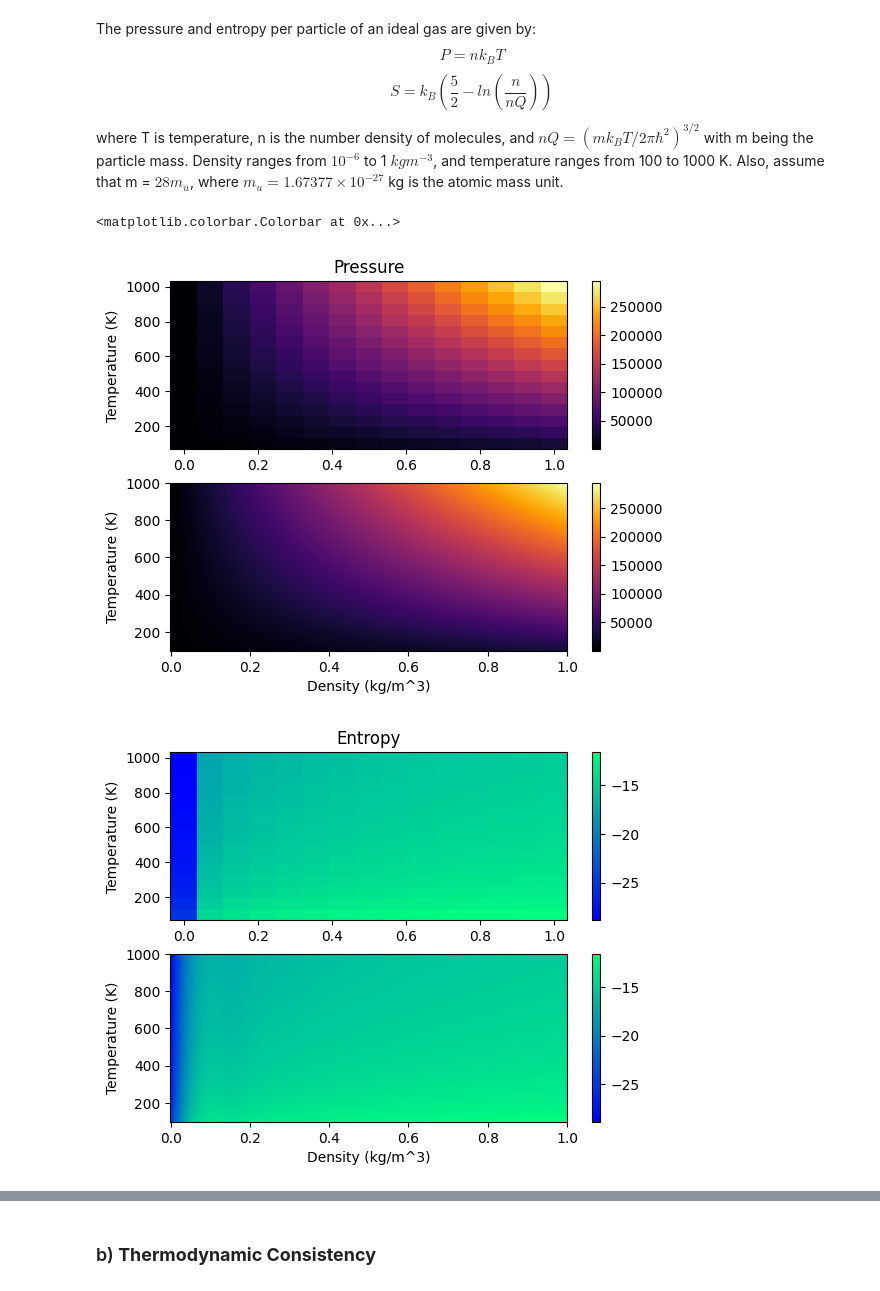
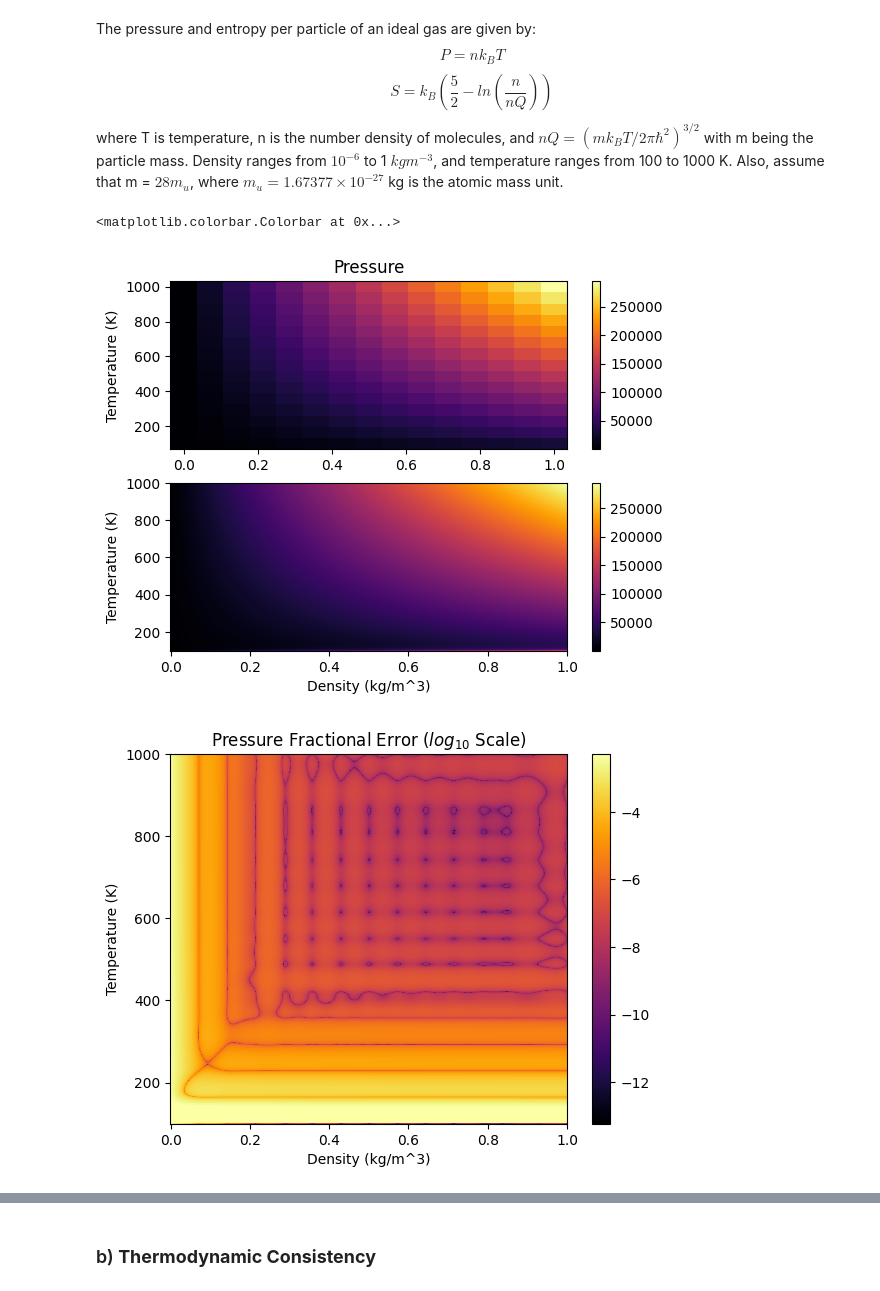
Before and after one commit to LFW25/PHYS512-Computational_Physics, a Jupyter notebook: Assignments/A1.ipynb, the cells around one changed output, grey strips where cells are left out. Cells and saved outputs as stored; diff of their text form; code cells hidden in the pictures.

```diff
--- a/Assignments/A1.ipynb
+++ b/Assignments/A1.ipynb
@@ -186,8 +173,9 @@ def frac_error(actual, approx):
     if frac_change == 0:
         return 0
     else:
-        return abs(frac_change/actual)
+        return np.log10(abs(frac_change/actual))
 
+# Generate only 15 values (to interpolate from)
 n_steps = 15
 t_array = np.linspace(100, 1000, n_steps) # Temperature List in Kelvin
 d_array = np.linspace(10**(-6), 1, n_steps) # Density List in kg/m^3
@@ -205,7 +193,7 @@ for i in range(len(t_array)):
     p_array[i] = p
     s_array[i] = s
 
-# Actual Values
+# Actual (Non-Interpolated) Values
 full_t_array = np.linspace(100, 1000, 1000) # Full Temperature List in Kelvin
 full_d_array = np.linspace(10**(-6), 1, 1000) # Full Density List in kg/m^3
 
@@ -219,15 +207,17 @@ for i in range(len(full_t_array)):
     for d in full_d_array:
         p.append(calc_pressure(t, d))
         s.append(calc_entropy(t, d))
-    full_p_array[i] = p
+    full_p_array[i] = np.log10(p)
     full_s_array[i] = s
 
-interp_p_spline = sc.interpolate.RectBivariateSpline(d_array, t_array, p_array)
-interp_p_array = interp_p_spline(full_d_array, full_t_array)
+# Interpolate 1000 points between the 15 values
+interp_p_spline = sc.interpolate.RectBivariateSpline(np.log10(d_array), np.log10(t_array), p_array)
+interp_p_array = interp_p_spline(np.log10(full_d_array), np.log10(full_t_array))
 
-interp_s_spline = sc.interpolate.RectBivariateSpline(d_array, t_array, s_array)
-interp_s_array = interp_s_spline(full_d_array, full_t_array)
+interp_s_spline = sc.interpolate.RectBivariateSpline(np.log10(d_array), np.log10(t_array), s_array)
+interp_s_array = interp_s_spline(np.log10(full_d_array), np.log10(full_t_array))
 
+# Calculate Fractional Error
 p_frac_error = [[] for i in range(len(full_p_array))]
 s_frac_error = [[] for i in range(len(full_s_array))]
 
@@ -236,7 +226,7 @@ for row_num in range(len(full_p_array)):
     temp_s = []
 
     for col_num in range(len(full_p_array[row_num])):
-        temp_p.append(frac_error(full_p_array[row_num][col_num], interp_p_array[row_num][col_num]))
+        temp_p.append(frac_error(full_p_array[row_num][col_num], np.log10(interp_p_array[row_num][col_num])))
         temp_s.append(frac_error(full_s_array[row_num][col_num], interp_s_array[row_num][col_num]))
 
     p_frac_error[row_num] = temp_p
@@ -265,32 +237,55 @@ plt.colorbar()
 # %%
+# Pressure Plots
+mean_p_frac_error = np.mean(p_frac_error.flatten())
+max_p_frac_error = mean_p_frac_error + 2*np.std(p_frac_error.flatten())
+
 plt.figure(1)
 
 plt.subplot(211)
 plt.title("Pressure")
 plt.ylabel("Temperature (K)")
 plt.pcolormesh(d_array, t_array, p_array, cmap = "inferno")
 plt.colorbar()
 
 plt.subplot(212)
 plt.pcolormesh(full_d_array, full_t_array, interp_p_array, cmap = "inferno")
 plt.xlabel("Density (kg/m^3)")
 plt.ylabel("Temperature (K)")
 plt.colorbar()
 
 plt.figure(2)
+plt.pcolormesh(full_d_array, full_t_array, p_frac_error, vmax = max_p_frac_error, cmap = "inferno")
+plt.title("Pressure Fractional Error ($log_{10}$ Scale)")
+plt.xlabel("Density (kg/m^3)")
+plt.ylabel("Temperature (K)")
+plt.colorbar()
+
+# Entropy Plots
+
+mean_s_frac_error = np.mean(s_frac_error.flatten())
+max_s_frac_error = mean_s_frac_error + 2*np.std(s_frac_error.flatten())
+
+plt.figure(3)
 
 plt.subplot(211)
 plt.title("Entropy")
 plt.ylabel("Temperature (K)")
 plt.pcolormesh(d_array, t_array, s_array, cmap = "winter")
 plt.colorbar()
 
 plt.subplot(212)
 plt.pcolormesh(full_d_array, full_t_array, interp_s_array, cmap = "winter")
 plt.xlabel("Density (kg/m^3)")
 plt.ylabel("Temperature (K)")
 plt.colorbar()
+
+plt.figure(4)
+plt.pcolormesh(full_d_array, full_t_array, s_frac_error, cmap = "winter")
+plt.title("Entropy Fractional Error ($log_{10}$ Scale)")
+plt.xlabel("Density (kg/m^3)")
+plt.ylabel("Temperature (K)")
+plt.colorbar()
 # %% [output]
 <matplotlib.colorbar.Colorbar at 0x...>
-[figure, old version]
+[figure, new version]
-[figure, old version]
+[figure, new version]
```
Also changed, not shown: parts of 6 cells of this notebook.
